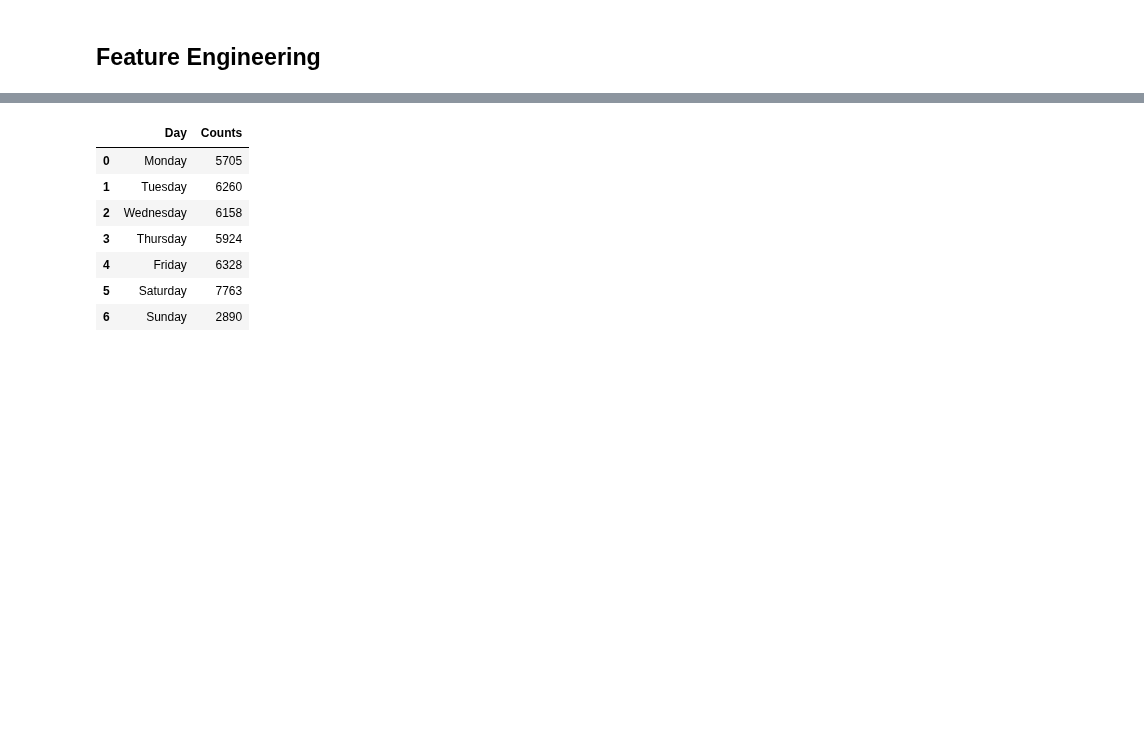
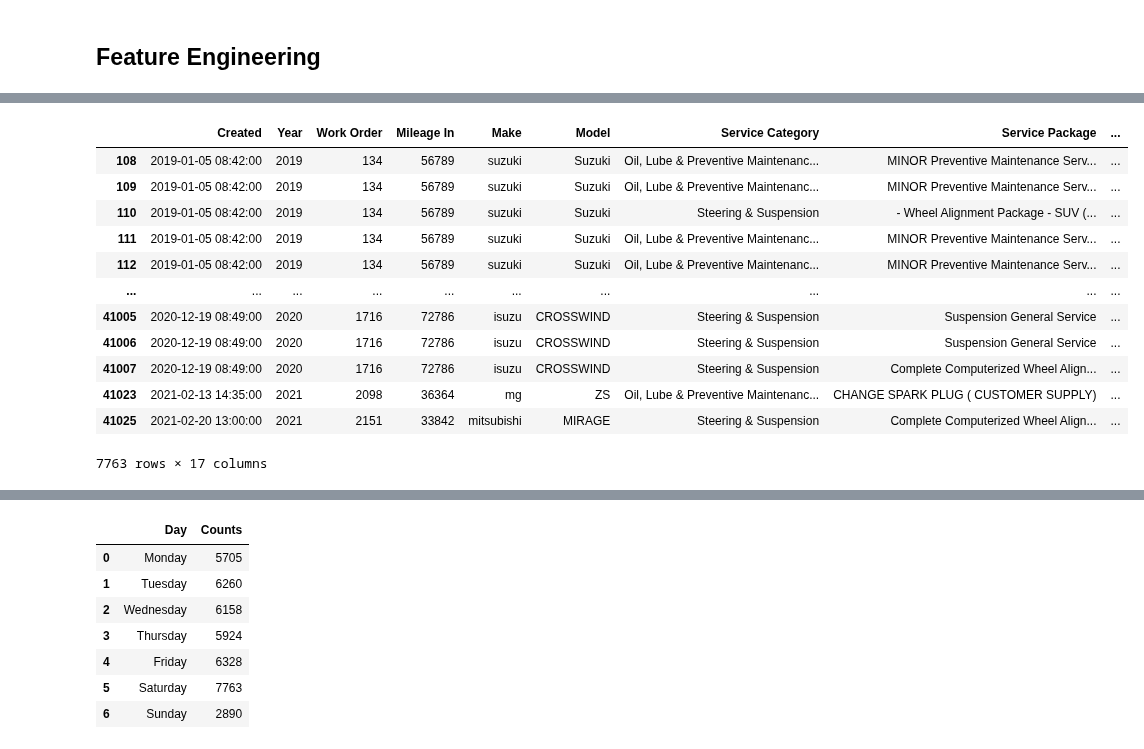
Before and after one commit to just-paul/capstone-autoserved, a Jupyter notebook: Capstone Data Cleaning.ipynb, the cells around one changed output, grey strips where cells are left out. Cells and saved outputs as stored; diff of their text form; code cells hidden in the pictures; blank space fills up the shorter version.

```diff
--- a/Capstone Data Cleaning.ipynb
+++ b/Capstone Data Cleaning.ipynb
@@ -468,0 +467,5 @@ df.head()
+# %%
+df_trial = df.copy()
+days = {0:'Monday',1:'Tuesday',2:'Wednesday',3:'Thursday',4:'Friday',5:'Saturday',6:'Sunday'}
+df_trial['Day'] = df_trial['Day'].apply(lambda x: days[x])
+df_trial.head()
@@ -468,0 +479,16 @@ df.head()
+# %%
+df_trial.loc[(df_trial['Day'] == 'Saturday'),:]
+# %% [output]
+|  | Created | Year | Work Order | Mileage In | Make | Model | Service Category | Service Package | ... |
+| 108 | 2019-01-05 08:42:00 | 2019 | 134 | 56789 | suzuki | Suzuki | Oil, Lube & Preventive Maintenanc... | MINOR Preventive Maintenance Serv... | ... |
+| 109 | 2019-01-05 08:42:00 | 2019 | 134 | 56789 | suzuki | Suzuki | Oil, Lube & Preventive Maintenanc... | MINOR Preventive Maintenance Serv... | ... |
+| 110 | 2019-01-05 08:42:00 | 2019 | 134 | 56789 | suzuki | Suzuki | Steering & Suspension | - Wheel Alignment Package - SUV (... | ... |
+| 111 | 2019-01-05 08:42:00 | 2019 | 134 | 56789 | suzuki | Suzuki | Oil, Lube & Preventive Maintenanc... | MINOR Preventive Maintenance Serv... | ... |
+| 112 | 2019-01-05 08:42:00 | 2019 | 134 | 56789 | suzuki | Suzuki | Oil, Lube & Preventive Maintenanc... | MINOR Preventive Maintenance Serv... | ... |
+| ... | ... | ... | ... | ... | ... | ... | ... | ... | ... |
+| 41005 | 2020-12-19 08:49:00 | 2020 | 1716 | 72786 | isuzu | CROSSWIND | Steering & Suspension | Suspension General Service | ... |
+| 41006 | 2020-12-19 08:49:00 | 2020 | 1716 | 72786 | isuzu | CROSSWIND | Steering & Suspension | Suspension General Service | ... |
+| 41007 | 2020-12-19 08:49:00 | 2020 | 1716 | 72786 | isuzu | CROSSWIND | Steering & Suspension | Complete Computerized Wheel Align... | ... |
+| 41023 | 2021-02-13 14:35:00 | 2021 | 2098 | 36364 | mg | ZS | Oil, Lube & Preventive Maintenanc... | CHANGE SPARK PLUG ( CUSTOMER SUPPLY) | ... |
+| 41025 | 2021-02-20 13:00:00 | 2021 | 2151 | 33842 | mitsubishi | MIRAGE | Steering & Suspension | Complete Computerized Wheel Align... | ... |
+7763 rows × 17 columns
```
Also changed, not shown: parts of 36 cells of this notebook, 2 other files.
